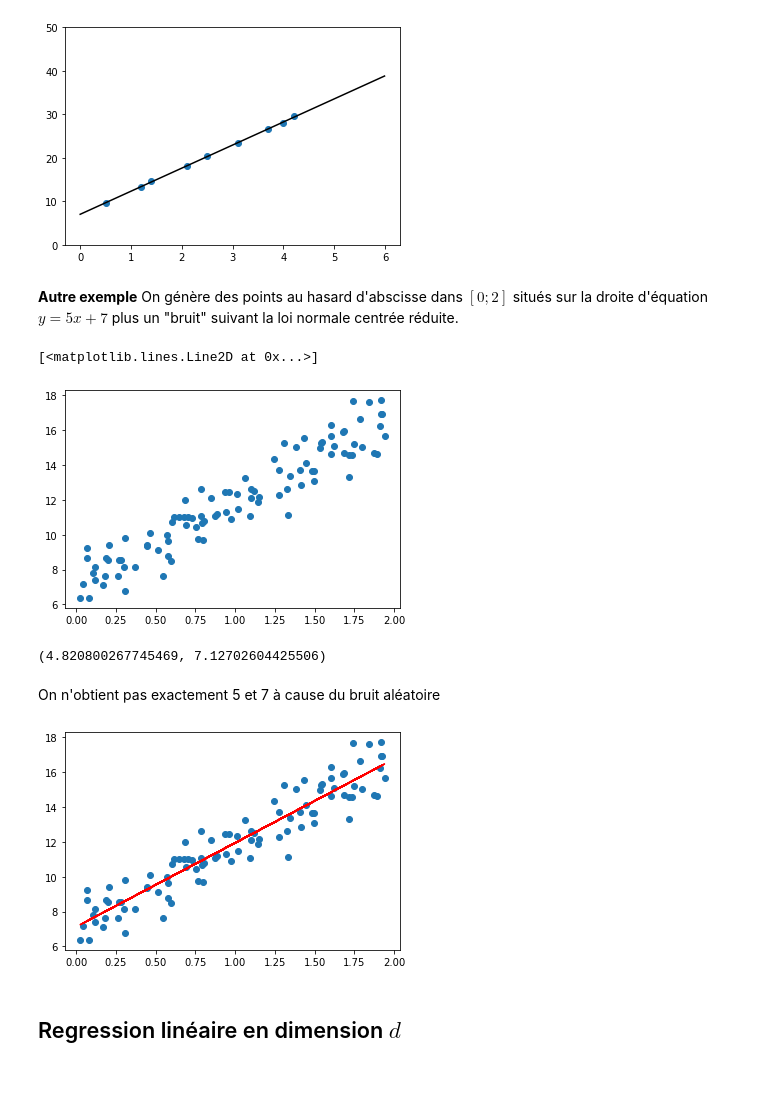
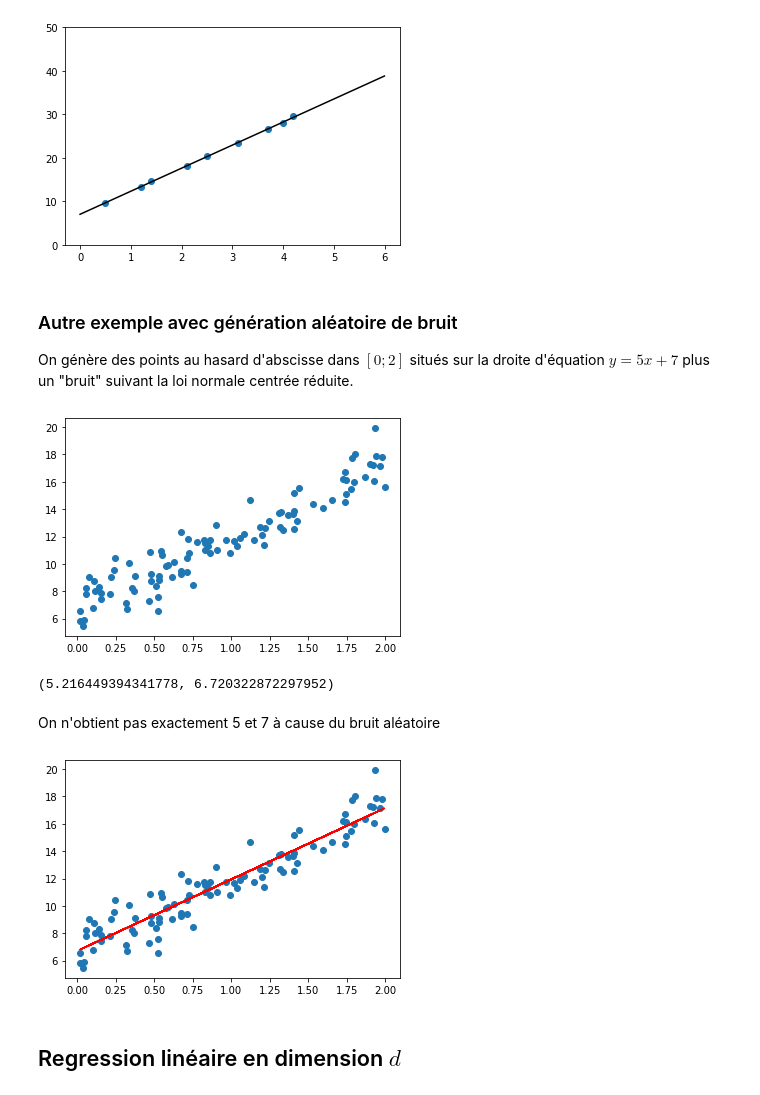
Before and after one commit to DrAlgo/apprentissage_m2_amis, a Jupyter notebook: jupyter/4_regression_lineaire.ipynb, the cells around one changed output. Drawn from its saved outputs; the diff is of its cells as text; code cells hidden in the pictures.

```diff
--- a/jupyter/4_regression_lineaire.ipynb
+++ b/jupyter/4_regression_lineaire.ipynb
@@ -245,31 +245,31 @@ plt.plot(X,Y,'o',X2,dr(X2),'k') ; plt.show()
 # %% [output]
 [figure]
 # %% [markdown]
-**Autre exemple**
+### Autre exemple avec génération aléatoire de bruit
 On génère des points au hasard d'abscisse dans $[0;2]$ situés sur la droite d'équation $y = 5x+7$ plus un "bruit" suivant la loi normale centrée réduite.
 # %%
-X = 2 * np.random.rand(100, 1)
-Y = 5 * X + 7 + np.random.randn(100, 1)
-plt.plot(X,Y,'o')
+Xr = 2 * np.random.rand(100, 1)
+Yr = 5 * Xr + 7 + np.random.randn(100, 1)
+plt.plot(Xr,Yr,'o')
+plt.show()
 # %% [output]
-[<matplotlib.lines.Line2D at 0x...>]
-[figure, old version]
+[figure, new version]
 # %%
 # calcul des coefficients de régression
-a = ((X-X.mean())*(Y-Y.mean())).mean() / ((X-X.mean())**2).mean()
-b = Y.mean() - a*X.mean()
+a = ((Xr-Xr.mean())*(Yr-Yr.mean())).mean() / ((Xr-Xr.mean())**2).mean()
+b = Yr.mean() - a*Xr.mean()
 a,b
 # %% [output]
-(4.820800267745469, 7.12702604425506)
+(5.216449394341778, 6.720322872297952)
 # %% [markdown]
 On n'obtient pas exactement 5 et 7 à cause du bruit aléatoire
 # %%
-plt.plot(X,Y,'o')
-plt.plot(X,a*X+b,'r-')
+plt.plot(Xr,Yr,'o')
+plt.plot(Xr,a*Xr+b,'r-')
 #plt.plot(X,5*X+7)
 plt.show()
 # %% [output]
-[figure, old version]
+[figure, new version]
 # %% [markdown]
 ## Regression linéaire en dimension $d$
 # %% [markdown]
```
Also changed, not shown: parts of 46 cells of this notebook, 4 other files.
